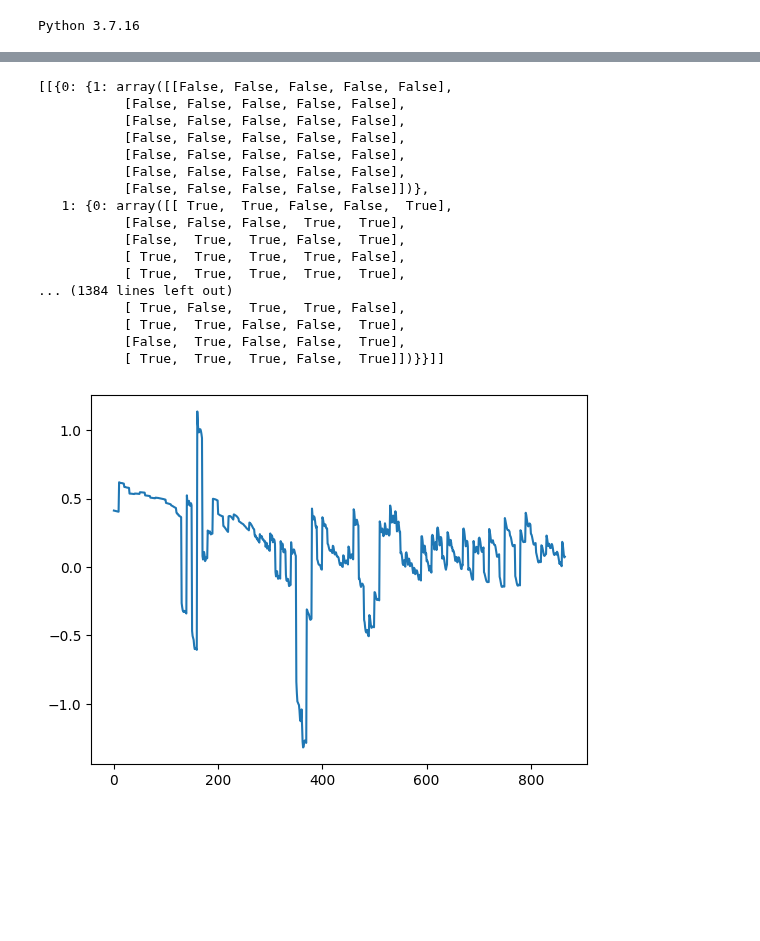
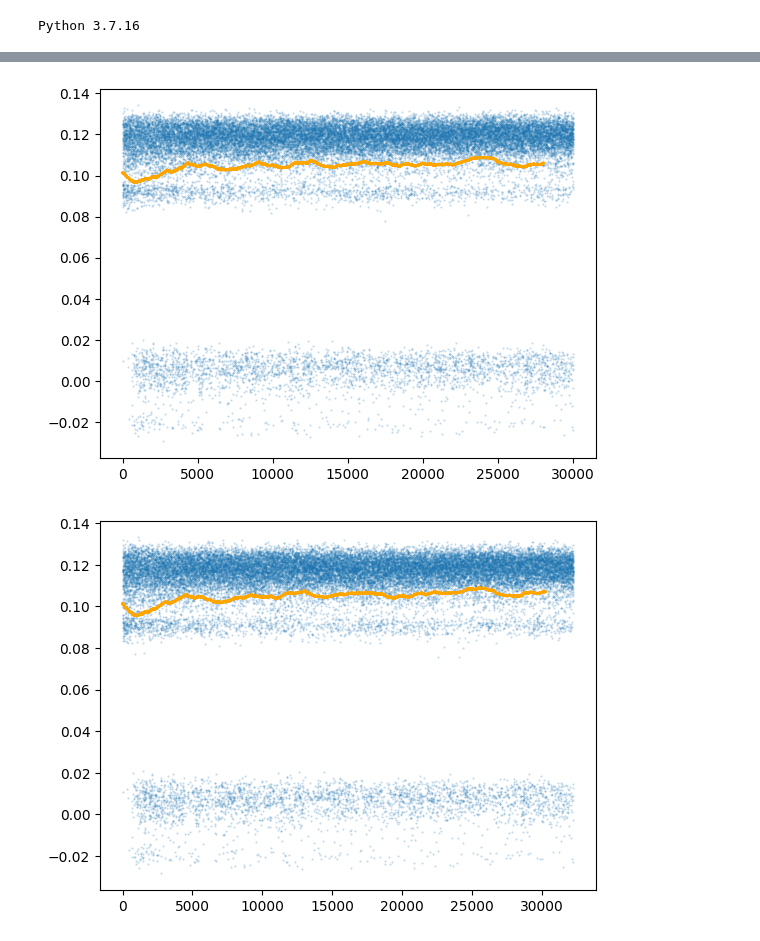
Before and after one commit to i4ata/BScProject, a Jupyter notebook: ppo_negotiation_rec_2/PPO_negotiation_tryouts.ipynb, the cells around one changed output, grey strips where cells are left out. Cells and saved outputs as stored; diff of their text form; code cells hidden in the pictures; blank space fills up the shorter version.

```diff
--- a/ppo_negotiation_rec_2/PPO_negotiation_tryouts.ipynb
+++ b/ppo_negotiation_rec_2/PPO_negotiation_tryouts.ipynb
@@ -86,6 +86,34 @@ def act(agents, envs, states):
     states, rewards, _, _ = zip(*[env.step(actions[i]) for (i, env) in enumerate(envs)])
 
     return states, rewards
+# %%
+def step3(agents, envs, t, env_rewards, rs1, rs2):
+
+    rewards = np.array([list(reward.values()) for reward in env_rewards])
+    mean_action_rewards = rewards.mean(1).reshape(1, -1) * (len(agents) - 1)
+
+    for agent in agents:
+        # Get proposal and decision rewards from envs, make them [nego_step, env_id], scale them
+        # to match the order of magnitude of the environment rewards
+        proposal_rewards, decision_rewards = [np.stack([
+            [env.global_negotiation_state[rs][t][step][agent.id] for env in envs]
+            for step in range(negotiation_steps)]
+        ) * mean_rewards[agent.id] for rs in ('rewards_proposals', 'rewards_decisions')]
+
+        proposal_rewards_added, decision_rewards_added = \
+            [np.where(rs != 0, rs + mean_action_rewards, rs).flatten()
+             for rs in (proposal_rewards, decision_rewards)]
+
+        agent.nets['activityNet'].buffer.rewards.extend(rewards[:, agent.id])
+        agent.nets['proposalNet'].buffer.rewards.extend(proposal_rewards_added)
+        agent.nets['decisionNet'].buffer.rewards.extend(decision_rewards_added)
+
+        agent.nets['activityNet'].buffer.is_terminals.extend([t == episode_length - 1] * len(envs))
+        agent.nets['proposalNet'].buffer.is_terminals.extend(is_terminals_negotiation)
+        agent.nets['decisionNet'].buffer.is_terminals.extend(is_terminals_negotiation)
+
+        rs1[agent.id].extend(proposal_rewards_added[proposal_rewards_added != 0])
+        rs2[agent.id].extend(decision_rewards_added[decision_rewards_added != 0])
 # %%
 episode_length = envs[0].episode_length
 negotiation_steps = envs[0].max_negotiation_steps
@@ -143,9 +146,11 @@ for epoch in tqdm(range(100)):
     for agent in agents:
         agent.update()
 # %%
-w = 200
-p = np.array(all_proposal_rewards[0])
-# p = p[p > 0]
-plt.plot(p, alpha = .3)
-plt.plot(np.convolve(p, np.ones(w) / w, mode='valid'))
-plt.show()
+def plot_rewards(rewards, window = 1_500, pos = False):
+
+    rewards = np.array(rewards)
+    if pos:
+        rewards = rewards[rewards > 0]
+    plt.scatter(range(len(rewards)), rewards, alpha = .3, s = .2)
+    plt.plot(np.convolve(rewards, np.ones(w) / w, mode = 'valid'), color = 'orange', linewidth = 2)
+    plt.show()
@@ -162,25 +157,6 @@ plt.show()
-# %%
-envs[0].global_negotiation_state['proposals']
-# %% [output]
-[[{0: {1: array([[False, False, False, False, False],
-           [False, False, False, False, False],
-           [False, False, False, False, False],
-           [False, False, False, False, False],
-           [False, False, False, False, False],
-           [False, False, False, False, False],
-           [False, False, False, False, False]])},
-   1: {0: array([[ True,  True, False, False,  True],
-           [False, False, False,  True,  True],
-           [False,  True,  True, False,  True],
-           [ True,  True,  True,  True, False],
-           [ True,  True,  True,  True,  True],
-... (1384 lines left out)
-           [ True, False,  True,  True, False],
-           [ True,  True, False, False,  True],
-           [False,  True, False, False,  True],
-           [ True,  True,  True, False,  True]])}}]]
-# %%
-plt.plot(agents[0].nets['proposalNet'].loss_collection)
-plt.show()
-# %% [output]
-[figure, removed]
+# %%
+plot_rewards(all_decision_rewards[0])
+plot_rewards(all_decision_rewards[1])
+# %% [output]
+[figure, added]
+[figure, added]
```
Also changed, not shown: parts of 5 cells of this notebook, 5 other files.
